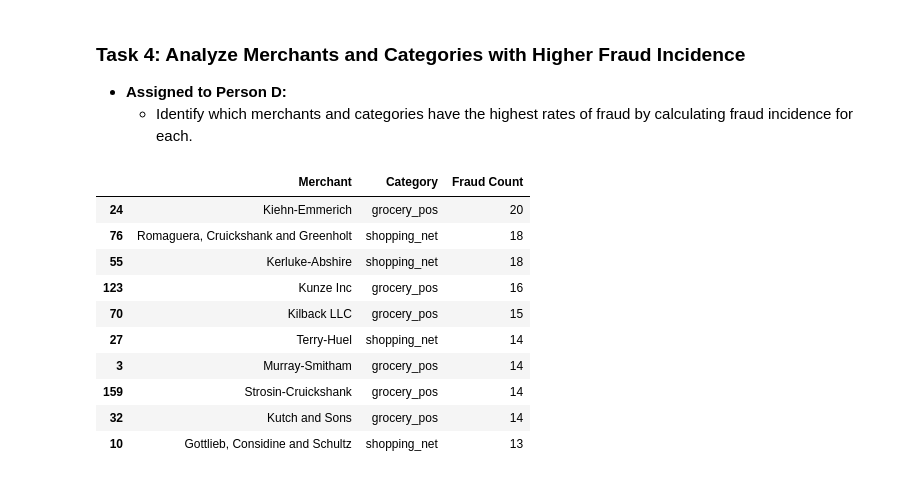
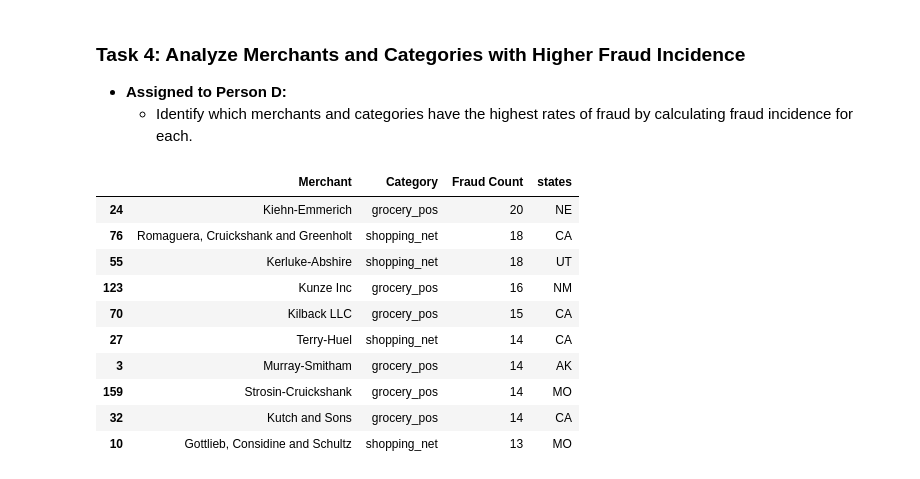
Before and after one commit to LackOfWitness/west-us-credit-card-fraud, a Jupyter notebook: Credit_Card_Fraud_Analysis-Team3-/credit_card_fraud_analysis.ipynb, the cells around one changed output. Drawn from its saved outputs; the diff is of its cells as text; code cells hidden in the pictures.

```diff
--- a/Credit_Card_Fraud_Analysis-Team3-/credit_card_fraud_analysis.ipynb
+++ b/Credit_Card_Fraud_Analysis-Team3-/credit_card_fraud_analysis.ipynb
@@ -83,42 +83,48 @@ The dataset transactions end on 2020-12-31 23:59:00.
 data_is_fraud = datadf[datadf["is_fraud"] == "1"]
 
 merchants = []
 categories = []
 fraud_counts = []
+states = []
 
 # Iterate over the filtered data
 for i, row in data_is_fraud.iterrows():
     merchant = row['merchant']
     category = row['category']
+    state = row['state']
 
     if merchant not in merchants:
         merchants.append(merchant)
         categories.append(category)
         fraud_counts.append(1)
+        states.append(state)
     else:
         index = merchants.index(merchant)
         fraud_counts[index] += 1
 
 # Create the DataFrame with merchants, categories, and fraud counts
 merchant_fraud_df = pd.DataFrame({
     "Merchant": merchants,
     "Category": categories,
-    "Fraud Count": fraud_counts
+    "Fraud Count": fraud_counts,
+    "states": states
 })
 
 # Sort the DataFrame by fraud count in descending order
 sorted_merchant_fraud_df = merchant_fraud_df.sort_values(by="Fraud Count", ascending=False)
 
+merchant_fraud_df = sorted_merchant_fraud_df.head(10)
+
 sorted_merchant_fraud_df.head(10)
 # %% [output]
-|  | Merchant | Category | Fraud Count |
-| 24 | Kiehn-Emmerich | grocery_pos | 20 |
-| 76 | Romaguera, Cruickshank and Greenholt | shopping_net | 18 |
-| 55 | Kerluke-Abshire | shopping_net | 18 |
-| 123 | Kunze Inc | grocery_pos | 16 |
-| 70 | Kilback LLC | grocery_pos | 15 |
-| 27 | Terry-Huel | shopping_net | 14 |
-| 3 | Murray-Smitham | grocery_pos | 14 |
-| 159 | Strosin-Cruickshank | grocery_pos | 14 |
-| 32 | Kutch and Sons | grocery_pos | 14 |
-| 10 | Gottlieb, Considine and Schultz | shopping_net | 13 |
+|  | Merchant | Category | Fraud Count | states |
+| 24 | Kiehn-Emmerich | grocery_pos | 20 | NE |
+| 76 | Romaguera, Cruickshank and Greenholt | shopping_net | 18 | CA |
+| 55 | Kerluke-Abshire | shopping_net | 18 | UT |
+| 123 | Kunze Inc | grocery_pos | 16 | NM |
+| 70 | Kilback LLC | grocery_pos | 15 | CA |
+| 27 | Terry-Huel | shopping_net | 14 | CA |
+| 3 | Murray-Smitham | grocery_pos | 14 | AK |
+| 159 | Strosin-Cruickshank | grocery_pos | 14 | MO |
+| 32 | Kutch and Sons | grocery_pos | 14 | CA |
+| 10 | Gottlieb, Considine and Schultz | shopping_net | 13 | MO |
```
Also changed, not shown: parts of 4 cells of this notebook, 1 other file.
